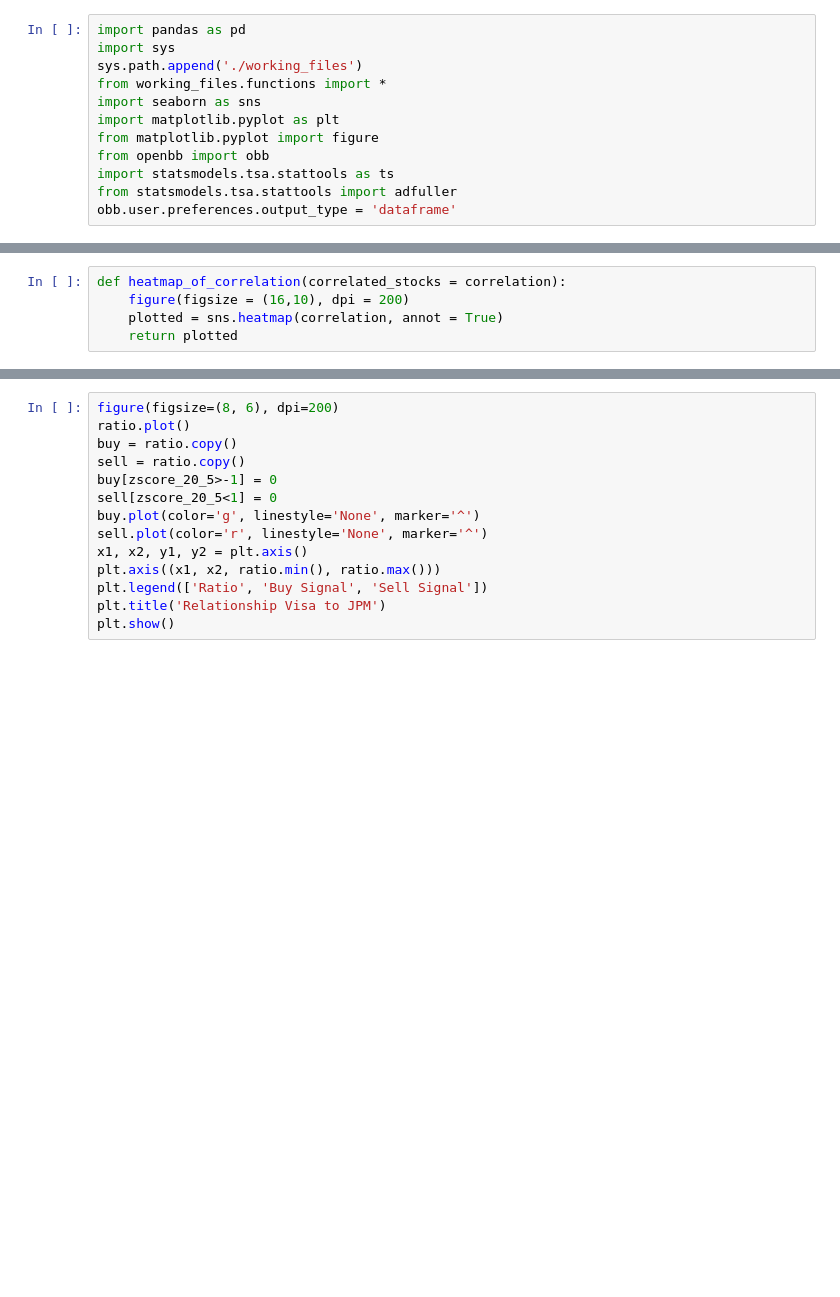
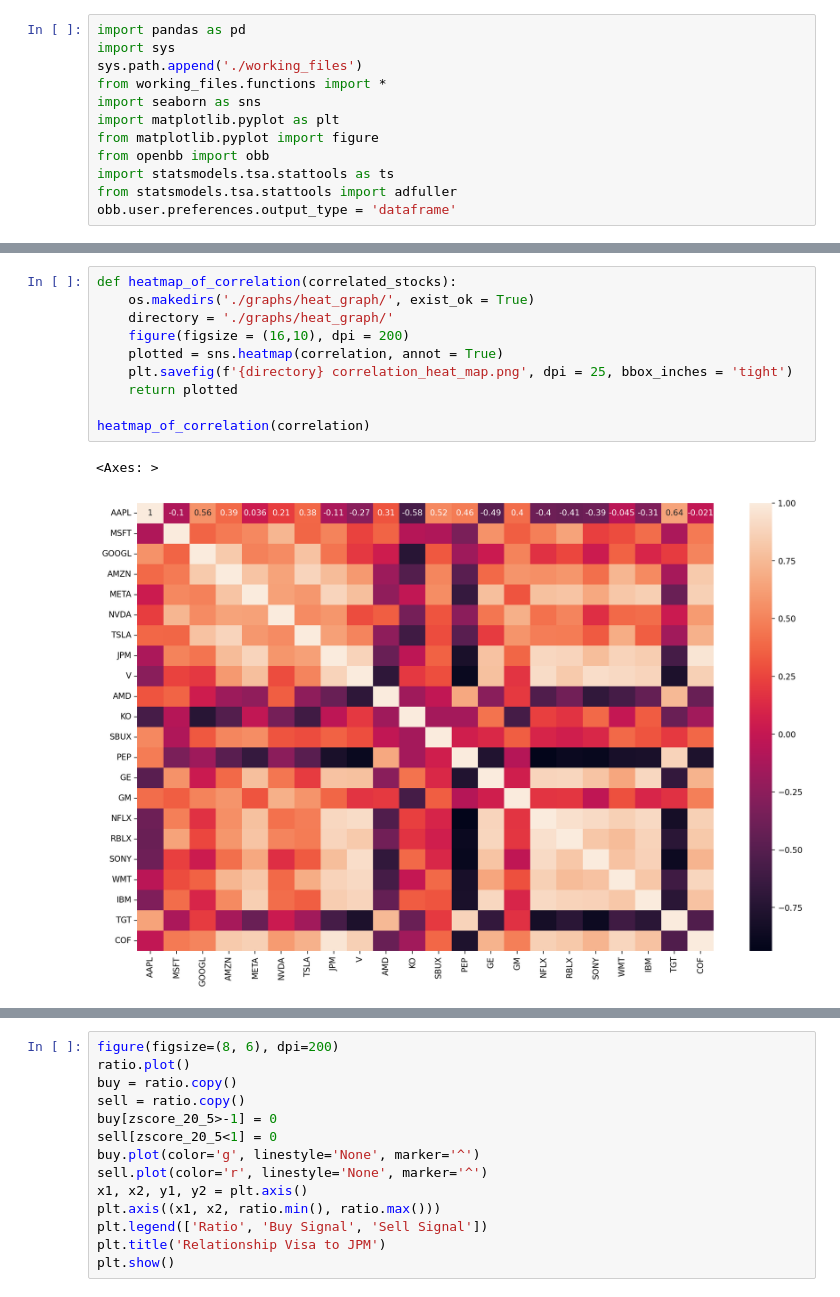
Before and after one commit to jasonrdz/economic-outlook, a Jupyter notebook: pairs_trading.ipynb, the cells around one changed output, grey strips where cells are left out. Saved outputs shown, nothing was run; the diff lists cells and outputs as text; blank space fills up the shorter version.

```diff
--- a/pairs_trading.ipynb
+++ b/pairs_trading.ipynb
@@ -167,5 +186,13 @@ stock_spread
 # %%
-def heatmap_of_correlation(correlated_stocks = correlation):
+def heatmap_of_correlation(correlated_stocks):
+    os.makedirs('./graphs/heat_graph/', exist_ok = True)
+    directory = './graphs/heat_graph/'
     figure(figsize = (16,10), dpi = 200)
     plotted = sns.heatmap(correlation, annot = True)
+    plt.savefig(f'{directory} correlation_heat_map.png', dpi = 25, bbox_inches = 'tight')
     return plotted
+
+heatmap_of_correlation(correlation)
+# %% [output]
+<Axes: >
+[figure, added]
```
Also changed, not shown: parts of 8 cells of this notebook, 1 other file.
